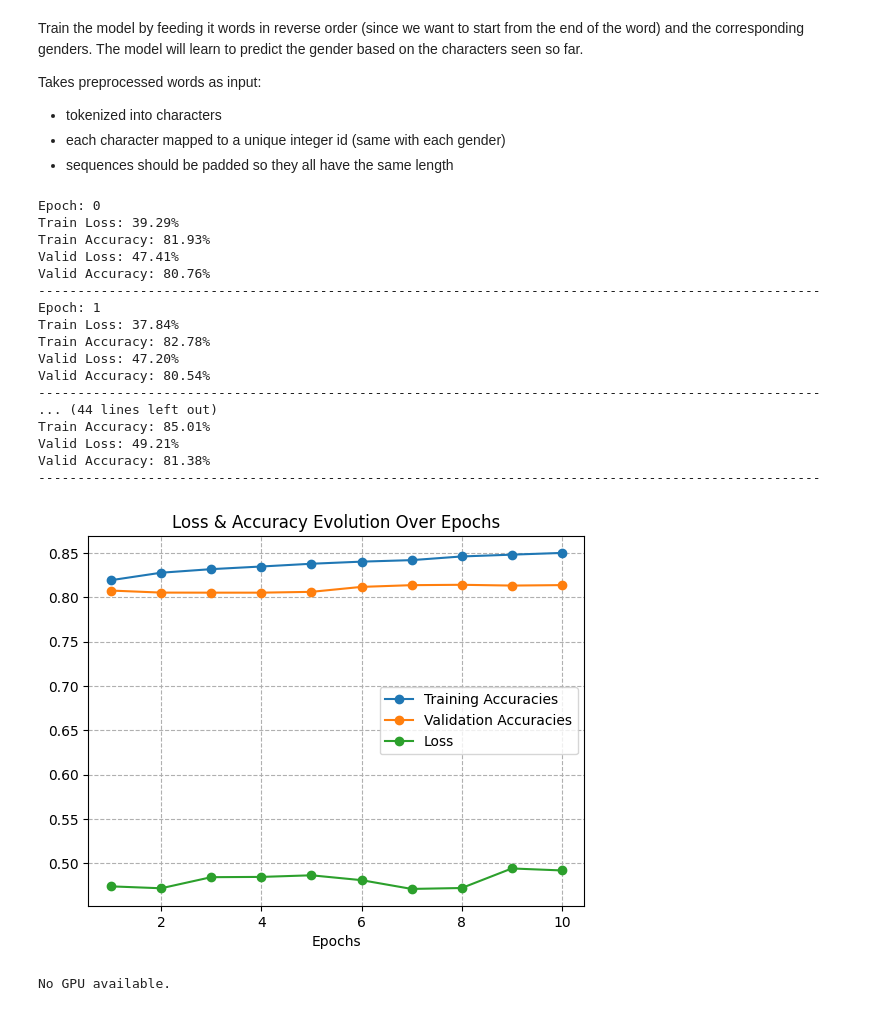
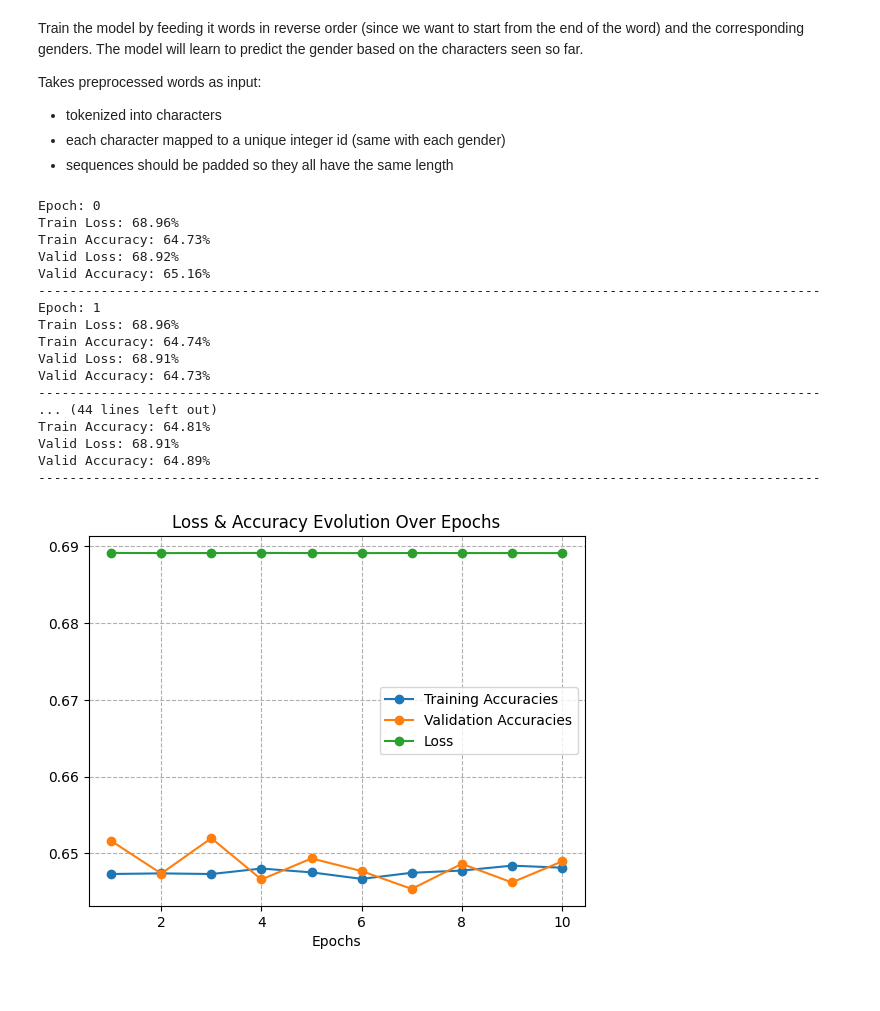
Before and after one commit to u03n0/gendered-nouns-project, a Jupyter notebook: notebooks/nazanin.ipynb, the cells around one changed output. Cells and saved outputs as stored; diff of their text form; code cells hidden in the pictures.

```diff
--- a/notebooks/nazanin.ipynb
+++ b/notebooks/nazanin.ipynb
@@ -44,15 +45,15 @@ def read_data(filename):
 # %%
 def vocabulary(filename, labels=False, pad_token='<pad>', unk_token='<unk>'):
 
-    nouns, genders = read_data(filename)
+    nouns, genders = read_data(filename, reverse_nouns=False)
 
     if labels:
         sym2idx = {sym: idx for idx, sym in enumerate(set(genders))}
     else:
-        noun_chars = set(''.join(noun) for noun in nouns) # split the nouns into characters
+        noun_chars = set(char for noun in nouns for char in noun) # split the nouns into characters
         sym2idx = {sym: idx for idx, sym in enumerate(noun_chars)}
+        sym2idx[unk_token] = len(sym2idx)
         sym2idx[pad_token] = len(sym2idx)
-        sym2idx[unk_token] = len(sym2idx)
 
     idx2sym = {idx: sym for sym, idx in sym2idx.items()}
 
@@ -61,7 +92,7 @@ def vocabulary(filename, labels=False, pad_token='<pad>', unk_token='<unk>'):
 # Author: Benoit Crabbé (with slight modifications)
 class DataGenerator:
 
-      def __init__(self, filename, pad_token='<pad>', unk_token='<unk>'):
+      def __init__(self, filename, reverse_nouns=False, pad_token='<pad>', unk_token='<unk>'):
 
           self.pad_token = pad_token
           self.unk_token = unk_token
@@ -69,7 +100,7 @@ class DataGenerator:
           self.input_idx2sym,self.input_sym2idx   = vocabulary(filename,False)
           self.output_idx2sym,self.output_sym2idx = vocabulary(filename,True)
 
-          nouns, genders = read_data(filename)
+          nouns, genders = read_data(filename, reverse_nouns=reverse_nouns)
           self.X_train, self.X_test, self.y_train, self.y_test = train_test_split(nouns, genders, test_size=0.2)
 
       def generate_batches(self,batch_size,validation=False):
@@ -96,7 +127,7 @@ class DataGenerator:
               bend        = min(bstart+batch_size,N)
               batch_idxes = idxes[bstart:bend]
               batch_len   = max(len(X[idx]) for idx in batch_idxes)
-              Xpad        = [pad_sequence(X[idx],batch_len,self.pad_token)  for idx in batch_idxes]
+              Xpad        = [pad_sequence(X[idx],batch_len,self.pad_token) for idx in batch_idxes]
               seqX        = [code_sequence(x,self.input_sym2idx,self.unk_token) for x in Xpad]
               seqY        = [self.output_sym2idx[y[idx]] for idx in batch_idxes]
 
@@ -208,31 +296,31 @@ hidden_dim = 128
 n_epochs = 10
 batch_size = 32
 
-data_generator = DataGenerator(filename)
+data_generator = DataGenerator(filename, reverse_nouns=True)
 model = GenderLSTM(data_generator, embedding_dim, hidden_dim, device=DEVICE)
-model.train_model(data_generator,n_epochs,batch_size,device=DEVICE)
+model.train_model(data_generator, n_epochs, batch_size)
 # %% [output]
 Epoch: 0
-Train Loss: 39.29%
-Train Accuracy: 81.93%
-Valid Loss: 47.41%
-Valid Accuracy: 80.76%
+Train Loss: 68.96%
+Train Accuracy: 64.73%
+Valid Loss: 68.92%
+Valid Accuracy: 65.16%
 ----------------------------------------------------------------------------------------------------
 Epoch: 1
-Train Loss: 37.84%
-Train Accuracy: 82.78%
-Valid Loss: 47.20%
-Valid Accuracy: 80.54%
+Train Loss: 68.96%
+Train Accuracy: 64.74%
+Valid Loss: 68.91%
+Valid Accuracy: 64.73%
 ----------------------------------------------------------------------------------------------------
 ... (44 lines left out)
-Train Accuracy: 85.01%
-Valid Loss: 49.21%
-Valid Accuracy: 81.38%
+Train Accuracy: 64.81%
+Valid Loss: 68.91%
+Valid Accuracy: 64.89%
 ----------------------------------------------------------------------------------------------------
 # %%
 import matplotlib.pyplot as plt
 
-def plot(train_acc, valid_acc, valid_losses):
+def plot1(train_acc, valid_acc, valid_losses):
 
     x_axis = range(1, len(valid_losses) + 1)
 
@@ -246,6 +334,6 @@ def plot(train_acc, valid_acc, valid_losses):
     plt.grid(True, linestyle='--')
     plt.show()
 # %%
-plot(model.avg_train_accuracies, model.avg_valid_accuracies, model.avg_valid_losses)
+plot1(model.avg_train_accuracies, model.avg_valid_accuracies, model.avg_valid_losses)
 # %% [output]
-[figure, old version]
+[figure, new version]
@@ -255,13 +339,0 @@ plot(model.avg_train_accuracies, model.avg_valid_accuracies, model.avg_valid_los
-# %%
-import GPUtil
-
-# Get the list of available GPUs
-gpus = GPUtil.getGPUs()
-
-if not gpus:
-    print("No GPU available.")
-else:
-    for i, gpu in enumerate(gpus):
-        print(f"GPU {i + 1}: {gpu.name}")
-# %% [output]
-No GPU available.
```
Also changed, not shown: parts of 8 cells of this notebook.
